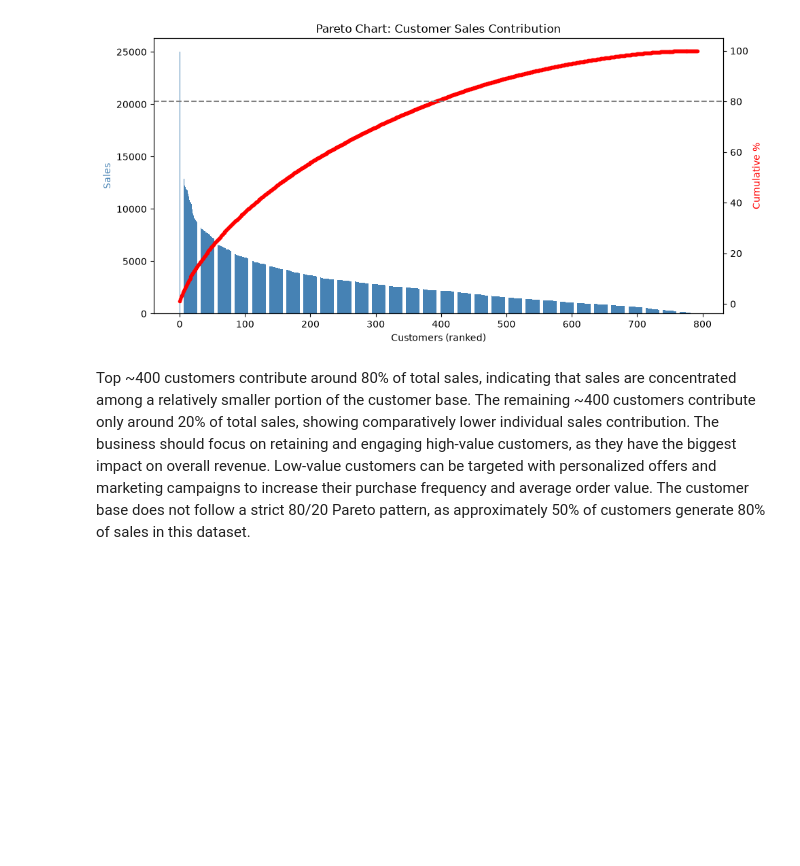
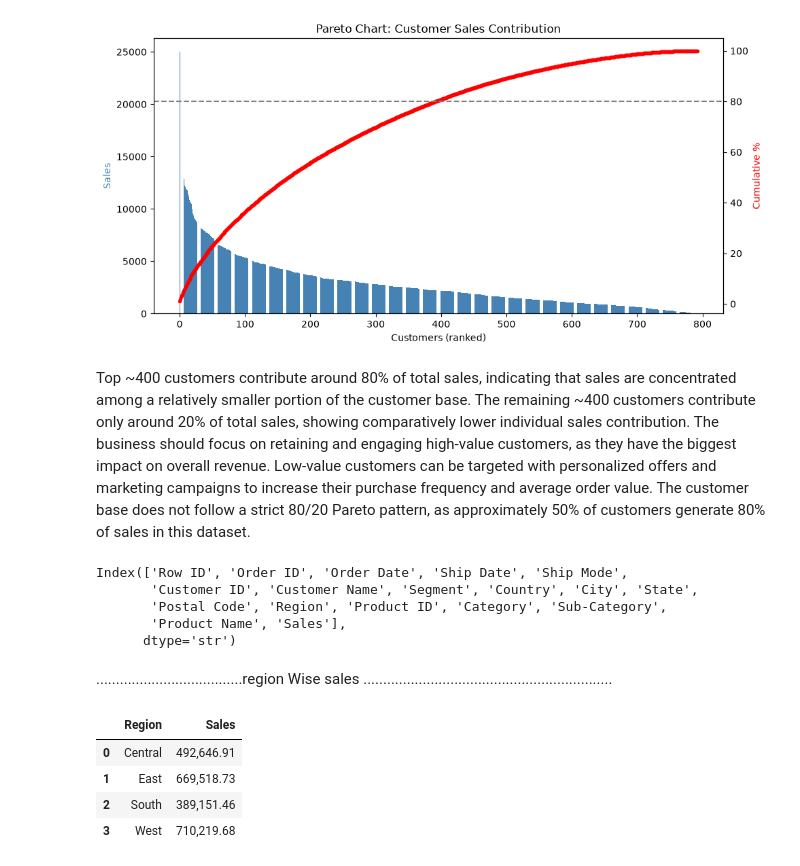
Before and after one commit to Himanshupandey2005/super_store_sales_data_analysis, a Jupyter notebook: index.ipynb, the cells around one changed output. Saved outputs shown, nothing was run; the diff lists cells and outputs as text; code cells hidden in the pictures; blank space fills up the shorter version.

```diff
--- a/index.ipynb
+++ b/index.ipynb
@@ -524,3 +515,22 @@ The remaining ~400 customers contribute only around 20% of total sales, showing
 The business should focus on retaining and engaging high-value customers, as they have the biggest impact on overall revenue.
 Low-value customers can be targeted with personalized offers and marketing campaigns to increase their purchase frequency and average order value.
 The customer base does not follow a strict 80/20 Pareto pattern, as approximately 50% of customers generate 80% of sales in this dataset.
+# %%
+df.columns
+# %% [output]
+Index(['Row ID', 'Order ID', 'Order Date', 'Ship Date', 'Ship Mode',
+       'Customer ID', 'Customer Name', 'Segment', 'Country', 'City', 'State',
+       'Postal Code', 'Region', 'Product ID', 'Category', 'Sub-Category',
+       'Product Name', 'Sales'],
+      dtype='str')
+# %% [markdown]
+.....................................region Wise sales ...............................................................
+# %%
+region_sales =df.groupby('Region')['Sales'].sum().reset_index()
+region_sales
+# %% [output]
+|  | Region | Sales |
+| 0 | Central | 492,646.91 |
+| 1 | East | 669,518.73 |
+| 2 | South | 389,151.46 |
+| 3 | West | 710,219.68 |
```
Also changed, not shown: parts of 6 cells of this notebook.
